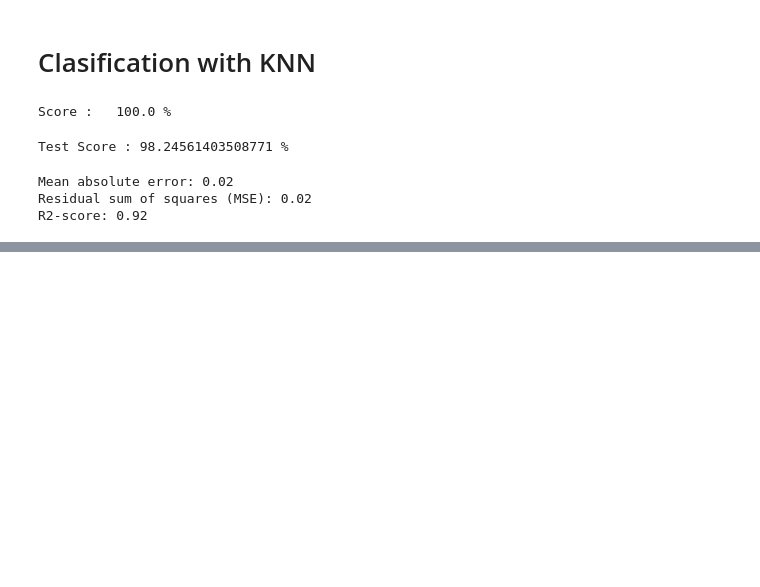
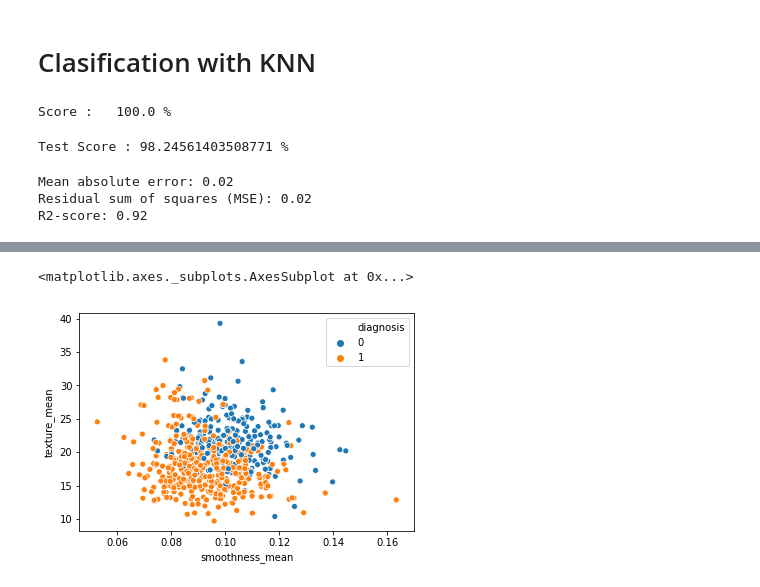
Before and after one commit to ariaji25/Big-Data-2019, a Jupyter notebook: Classifier.ipynb, the cells around one changed output, grey strips where cells are left out. Drawn from its saved outputs; the diff is of its cells as text; code cells hidden in the pictures; blank space fills up the shorter version.

Commit message:
New Big Data

```diff
--- a/Classifier.ipynb
+++ b/Classifier.ipynb
@@ -57,0 +95,6 @@ R2-score: 0.92
+# %%
+import seaborn as sns
+sns.scatterplot(x = "smoothness_mean", y = "texture_mean", hue="diagnosis", data=data)
+# %% [output]
+<matplotlib.axes._subplots.AxesSubplot at 0x...>
+[figure, added]
```
Also changed, not shown: parts of 12 cells of this notebook, 6 other files.
